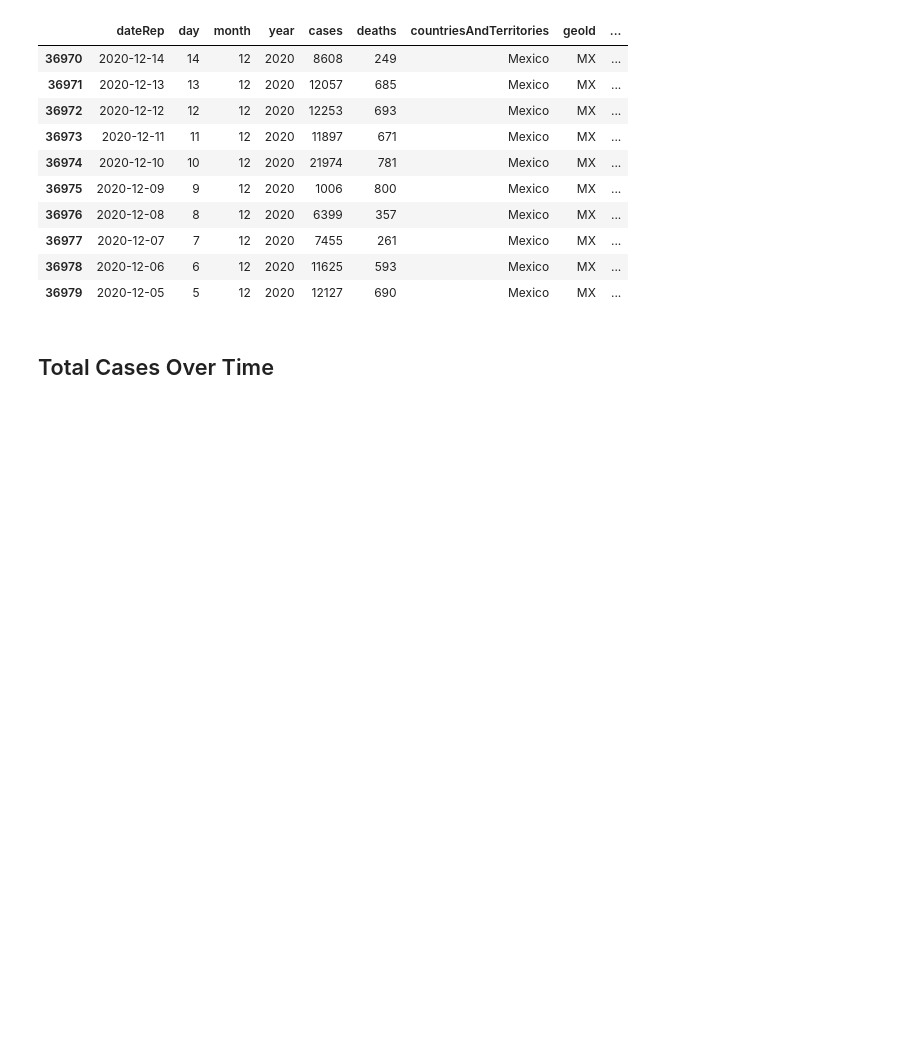
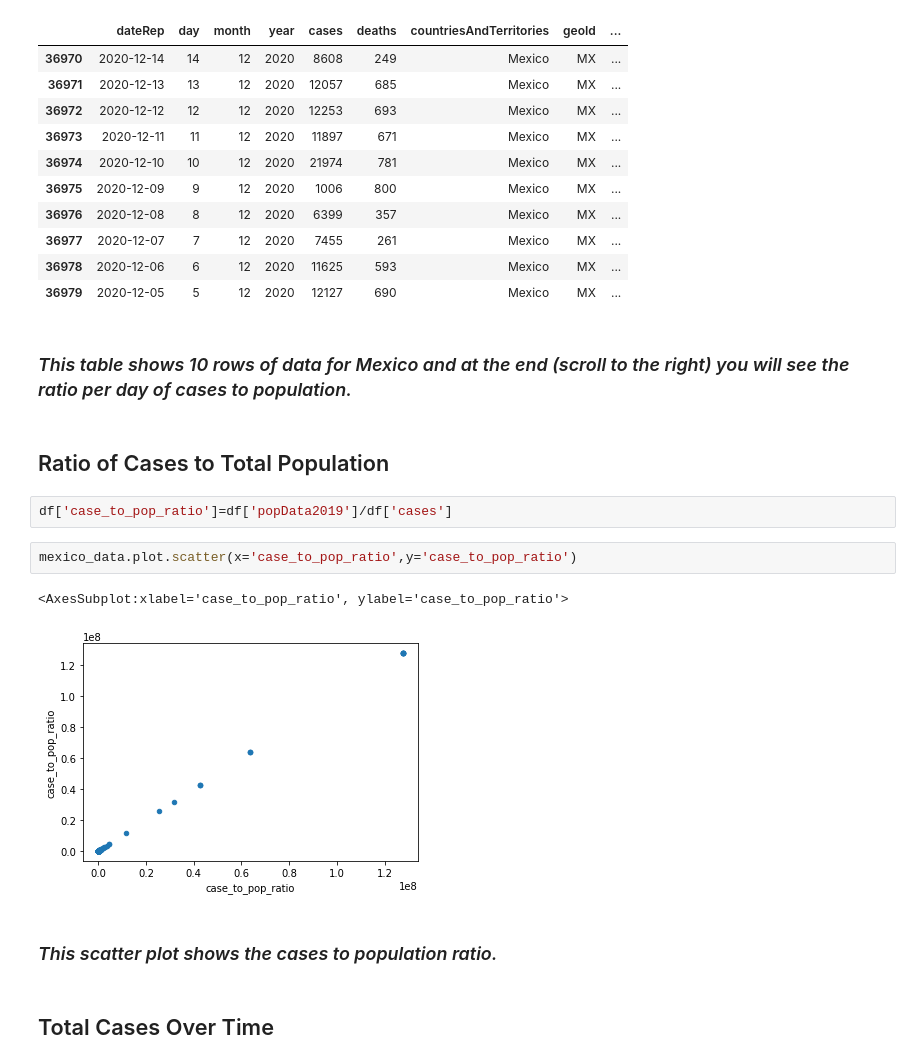
Before and after one commit to Lilcasscass/IA241, a Jupyter notebook: IA 241 Final Project.ipynb, the cells around one changed output. Cells and saved outputs as stored; diff of their text form; blank space fills up the shorter version.

```diff
--- a/IA 241 Final Project.ipynb
+++ b/IA 241 Final Project.ipynb
@@ -33,6 +35,19 @@ mexico_data[:10]
 | 36977 | 2020-12-07 | 7 | 12 | 2020 | 7455 | 261 | Mexico | MX | ... |
 | 36978 | 2020-12-06 | 6 | 12 | 2020 | 11625 | 593 | Mexico | MX | ... |
 | 36979 | 2020-12-05 | 5 | 12 | 2020 | 12127 | 690 | Mexico | MX | ... |
+# %% [markdown]
+### _This table shows 10 rows of data for Mexico and at the end (scroll to the right) you will see the ratio per day of cases to population._
+# %% [markdown]
+## Ratio of Cases to Total Population
+# %%
+df['case_to_pop_ratio']=df['popData2019']/df['cases']
+# %%
+mexico_data.plot.scatter(x='case_to_pop_ratio',y='case_to_pop_ratio')
+# %% [output]
+<AxesSubplot:xlabel='case_to_pop_ratio', ylabel='case_to_pop_ratio'>
+[figure, added]
+# %% [markdown]
+### _This scatter plot shows the cases to population ratio._
 # %% [markdown]
 ## Total Cases Over Time
 # %%
```
Also changed, not shown: parts of 8 cells of this notebook, 2 other files.
